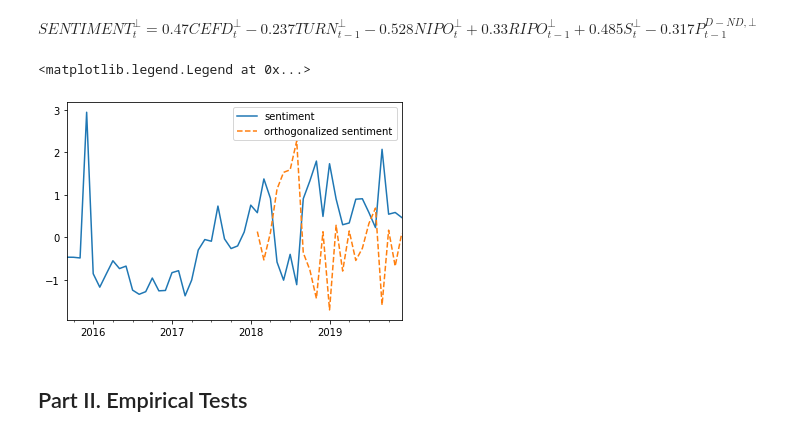
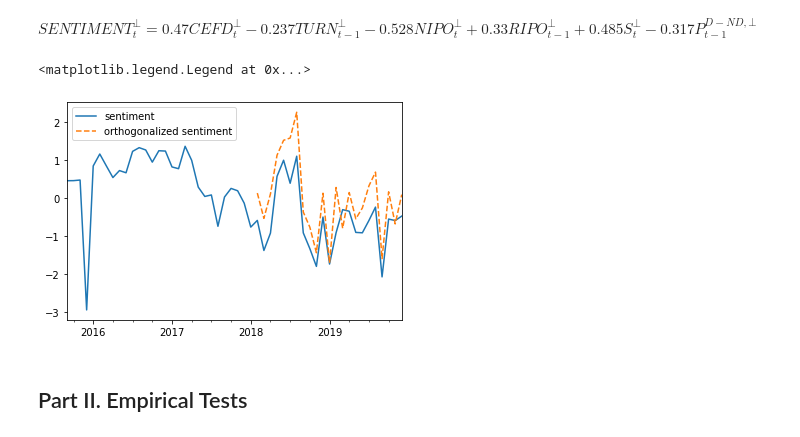
Before and after one commit to dacianpeng/Baker-Wurgler-2006-Investor-Sentiment-and-the-Cross-Section-of-Stock-Returns-toy-reproduce, a Jupyter notebook: note.ipynb, the cells around one changed output. Saved outputs shown, nothing was run; the diff lists cells and outputs as text; code cells hidden in the pictures.

```diff
--- a/note.ipynb
+++ b/note.ipynb
@@ -210,7 +213,7 @@ sentiment = ba.concat([cefd_copy, turn_copy, nipo_copy, ripo_copy, eqprop_copy,
 # sentiment = ba.concat([turn_copy, nipo_copy, ripo_copy, eqprop_copy, dividend_premium_copy], axis=1)
 # sentiment = ba.concat([turn_copy, nipo_copy, ripo_copy, dividend_premium_copy], axis=1)
 # %%
-pc = sentiment.decompositer.pca(ncomp=sentiment.shape[1])
+pc = PCA(sentiment, ncomp=sentiment.shape[1])
 pc.eigenvals/pc.eigenvals.sum()
 md(f'The principle component accounts for ${((pc.eigenvals/pc.eigenvals.sum())[0] * 100).round(3)}\%$ of total variation')
 # %% [output]
@@ -222,8 +225,8 @@ md('$SENTIMENT_t = ' + str(coefs[0]) +'CEFD_t ' + nstr(coefs[1]) + 'TURN_{t−1}
 # %% [output]
 $SENTIMENT_t = 0.528CEFD_t +0.311TURN_{t−1} -0.262NIPO_t -0.456RIPO_{t−1} -0.331S_t -0.489P_{t-1}^{D−ND}$
 # %%
-sentiment = ba.Series(sentiment.values @ pc.eigenvecs.iloc[:,0].values, index=sentiment.index)
-sentiment = ((sentiment - sentiment.mean())/sentiment.std())
+sentiment = pd.Series(sentiment.values @ pc.eigenvecs.iloc[:,0].values, index=sentiment.index)
+sentiment = ((sentiment.mean() - sentiment)/sentiment.std())
 sentiment.plot()
 # %% [output]
 <AxesSubplot:>
@@ -239,17 +242,17 @@ sentiment.plot()
 
 - We regress on growth in consumer durables, nondurables, services, and unemployment rate.
 # %%
-marco = ba.read_parquet(os.path.join(datadir, 'marco.par'))
-unemployment = ba.read_parquet(os.path.join(datadir, 'unemployment.par'))
+marco = pd.read_parquet(os.path.join(datadir, 'marco.par'))
+unemployment = pd.read_parquet(os.path.join(datadir, 'unemployment.par'))
 marco_growth = marco.pct_change().resample('M').last().ffill().dropna()
 unemployment_growth = unemployment.pct_change().resample('M').last().ffill().dropna()
-orthgnlz_time = reduce(ba.intersect1d , [marco_growth.index, unemployment_growth.index, cefd.index, turn.index, \
+orthgnlz_time = reduce(np.intersect1d , [marco_growth.index, unemployment_growth.index, cefd.index, turn.index, \
     nipo.index, ripo.index, eqprop.index, dividend_premium.index])
 
 marco_growth = marco_growth.loc[orthgnlz_time].copy()
 unemployment_growth = unemployment_growth.loc[orthgnlz_time].copy()
 
-marco_growth = ba.concat([marco_growth, unemployment_growth], axis=1)
+marco_growth = pd.concat([marco_growth, unemployment_growth], axis=1)
 cefd_copy = cefd.loc[orthgnlz_time].copy()
 # oefd_copy = oefd.loc[orthgnlz_time].copy()
 turn_copy = turn.loc[orthgnlz_time].copy()
@@ -289,8 +292,8 @@ axes[1,2].legend()
 <matplotlib.legend.Legend at 0x...>
 [figure]
 # %%
-sentiment_orthgnlz = ba.concat([cefd_orthgnlz, turn_orthgnlz, nipo_orthgnlz, ripo_orthgnlz, eqprop_orthgnlz, dividend_premium_orthgnlz], axis=1)
-pc_orthgnlz = sentiment_orthgnlz.decompositer.pca(ncomp=sentiment_orthgnlz.shape[1])
+sentiment_orthgnlz = pd.concat([cefd_orthgnlz, turn_orthgnlz, nipo_orthgnlz, ripo_orthgnlz, eqprop_orthgnlz, dividend_premium_orthgnlz], axis=1)
+pc_orthgnlz = PCA(sentiment_orthgnlz, ncomp=sentiment_orthgnlz.shape[1])
 pc_orthgnlz.eigenvals/pc_orthgnlz.eigenvals.sum()
 md(f'The principle component accounts for ${((pc_orthgnlz.eigenvals/pc_orthgnlz.eigenvals.sum())[0] * 100).round(3)}\%$ of total variation')
 # %% [output]
@@ -302,14 +305,14 @@ md('$SENTIMENT_t^⊥ = ' + str(coefs_orthgnlz[0]) +'CEFD_t^⊥ ' + nstr(coefs_or
 # %% [output]
 $SENTIMENT_t^⊥ = 0.47CEFD_t^⊥ -0.237TURN_{t−1}^⊥ -0.528NIPO_t^⊥ +0.33RIPO_{t−1}^⊥ +0.485S_t^⊥ -0.317P_{t-1}^{D−ND,⊥}$
 # %%
-sentiment_orthgnlz = ba.Series(sentiment_orthgnlz.values @ pc_orthgnlz.eigenvecs.iloc[:,0].values, index=sentiment_orthgnlz.index)
+sentiment_orthgnlz = pd.Series(sentiment_orthgnlz.values @ pc_orthgnlz.eigenvecs.iloc[:,0].values, index=sentiment_orthgnlz.index)
 sentiment_orthgnlz = ((sentiment_orthgnlz - sentiment_orthgnlz.mean())/sentiment_orthgnlz.std())
 sentiment.plot(label='sentiment')
 sentiment_orthgnlz.plot(linestyle='--', label='orthogonalized sentiment')
 plt.legend()
 # %% [output]
 <matplotlib.legend.Legend at 0x...>
-[figure, old version]
+[figure, new version]
 # %% [markdown]
 ## Part II. Empirical Tests
 # %%
```
Also changed, not shown: parts of 16 cells of this notebook.
